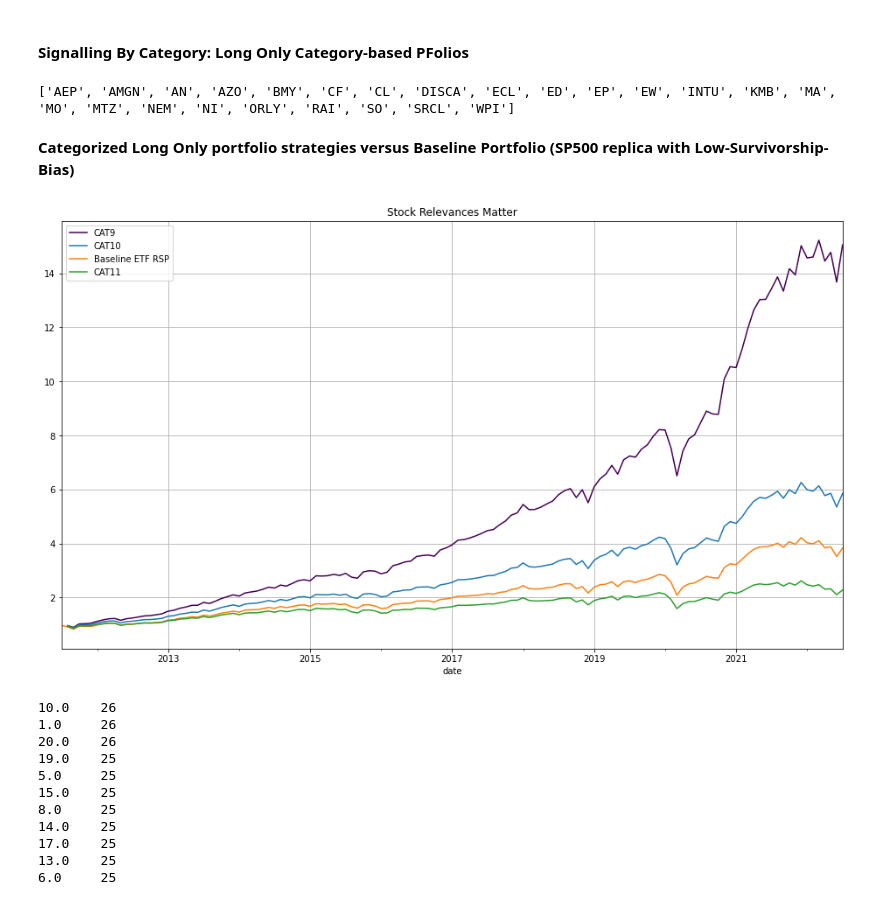
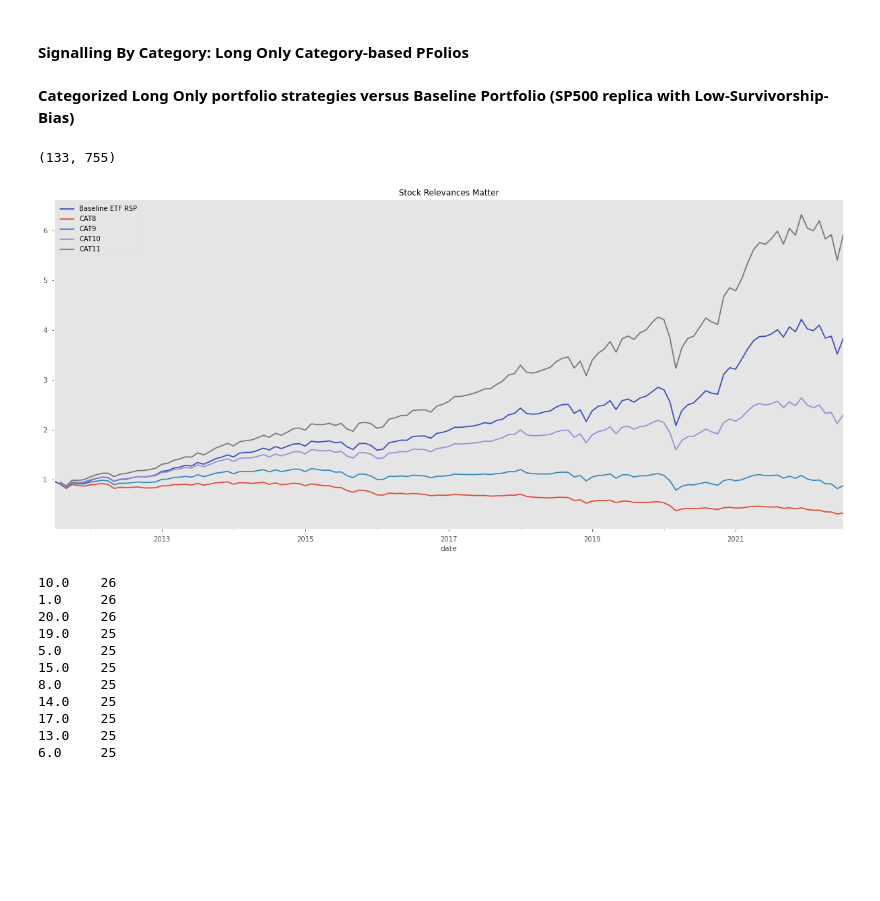
Before and after one commit to falken1983/pystock_recommender, a Jupyter notebook: jupyter_notebooks/scoring_stocks_performance.ipynb, the cells around one changed output. Saved outputs shown, nothing was run; the diff lists cells and outputs as text; code cells hidden in the pictures; blank space fills up the shorter version.

```diff
--- a/jupyter_notebooks/scoring_stocks_performance.ipynb
+++ b/jupyter_notebooks/scoring_stocks_performance.ipynb
@@ -19,7 +19,7 @@ import zipfile
 import pickle
 # %%
 # catch the most recent zip file
-lst_zip_files = glob.glob('data/config/*price_comp*') # * means all if need specific format then *.csv
+lst_zip_files = glob.glob('data/config/*price_comp*zip') # * means all if need specific format then *.csv
 latest_zip_file = max(lst_zip_files, key=os.path.getctime)
 zf = zipfile.ZipFile(latest_zip_file)
 # %%
@@ -295 +149,5 @@ df_monthly_ranks = df_monthly_returns.rank(ascending=False, axis=1)
+# %%
+from modules import performance_measures_helper as pms
+# 20 categories by default
+df_stock_scores = df_monthly_returns.rank(axis=1).apply(pms.scorer, axis=1)
 # %%
@@ -329,0 +181,3 @@ We remark that depending each particular end of month, categories could have mor
+# %%
+df_stock_scores = df_stock_scores.shift(-1)
+df_stock_scores
@@ -409,19 +209,29 @@ mask11 = df_rank_encoded.shift(1)==11
-# %%
-# Assets Composing The First (Ideal) Allocation of Training Period
-print(df_rank_encoded.shift(1).iloc[1][df_rank_encoded.shift(1).iloc[1]==1].index.tolist())
-# %% [output]
-['AEP', 'AMGN', 'AN', 'AZO', 'BMY', 'CF', 'CL', 'DISCA', 'ECL', 'ED', 'EP', 'EW', 'INTU', 'KMB', 'MA', 'MO', 'MTZ', 'NEM', 'NI', 'ORLY', 'RAI', 'SO', 'SRCL', 'WPI']
 # %% [markdown]
 **Categorized Long Only portfolio strategies versus Baseline Portfolio (SP500 replica with Low-Survivorship-Bias)**
+# %%
+df_monthly_returns.shape
+df_stock_scores.shape
+# %% [output]
+(133, 755)
 # %%
-# Equity Line for Equally Weighted Portfolios composed by different class peformers (CAT 9, 10, 11)
-(1+df_monthly_returns[mask9].mean(axis=1, skipna=True)).rename("CAT9").cumprod().plot(figsize=(16,9), title="Stock Relevances Matter", legend=True, cmap="viridis")
-(1+df_monthly_returns[mask10].mean(axis=1, skipna=True)).rename("CAT10").cumprod().plot(legend=True)
-#(1+df_monthly_returns[mask12].mean(axis=1, skipna=True)).rename("CAT12").cumprod().plot(legend=True)
+plt.style.use("seaborn-notebook")
+
+plt_kwds = {
+    "legend": True,
+    "figsize": (21,9),
+    "title": "Stock Relevances Matter"
+}
+
 # Baseline ETF biased Replica (0.2% fee p.a.)
-(1+df_monthly_returns.mean(axis=1,skipna=True)+0.002/12).rename("Baseline ETF RSP").cumprod().plot(legend=True)
-(1+df_monthly_returns[mask11].mean(axis=1, skipna=True)).rename("CAT11").cumprod().plot(legend=True)
+(1+df_monthly_returns.mean(axis=1,skipna=True)+0.002/12).rename("Baseline ETF RSP").cumprod().plot(**plt_kwds, cmap="coolwarm")
 plt.grid();
+
+# CAT10 ("Median" Category)
+for cat in range(8,12):
+    mask = df_stock_scores.shift(1)==cat
+    (1+df_monthly_returns[mask].mean(axis=1,skipna=True)).rename("CAT"+str(cat)).cumprod().plot(**plt_kwds)
+
+plt.grid();
 # %% [output]
-[figure, old version]
+[figure, new version]
 # %%
```
Also changed, not shown: parts of 39 cells of this notebook, 2 other files.
